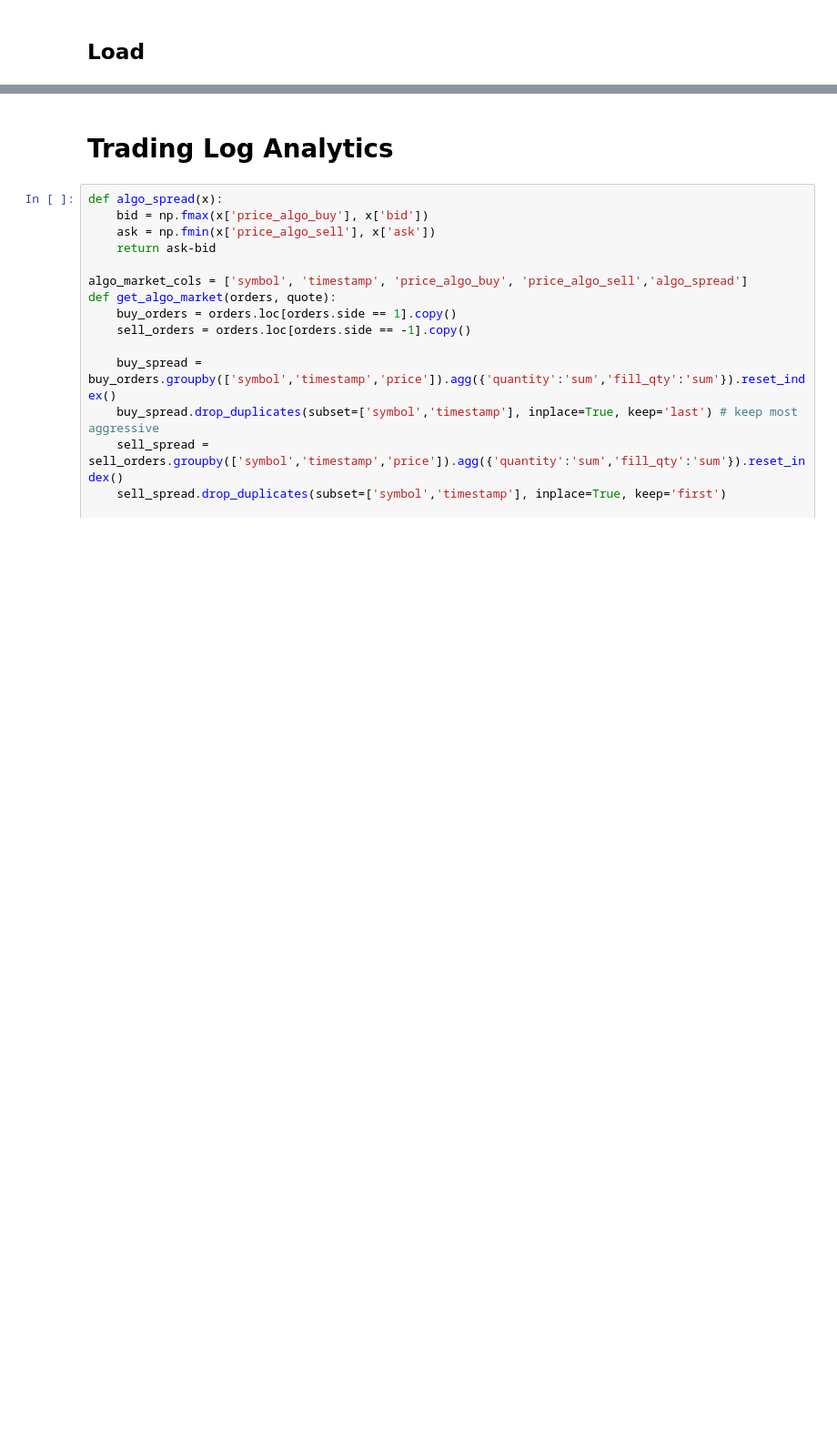
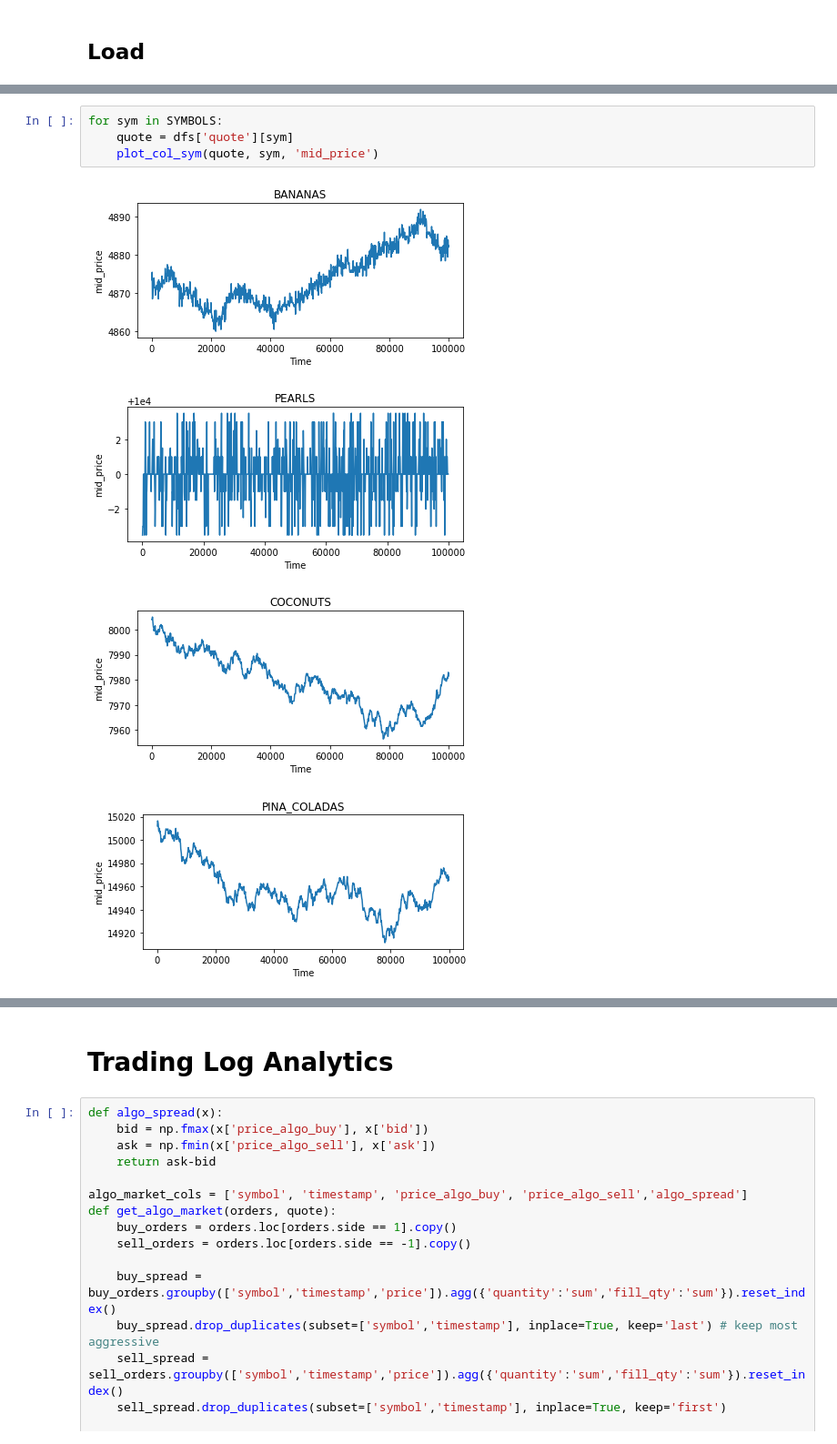
Before and after one commit to XiuLuoShen/imc_prosperity, a Jupyter notebook: Round2.ipynb, the cells around one changed output, grey strips where cells are left out. Shown at 91% size. Drawn from its saved outputs; the diff is of its cells as text; blank space fills up the shorter version.

```diff
--- a/Round2.ipynb
+++ b/Round2.ipynb
@@ -653,0 +708,9 @@ Total PnL=3410.0
+# %%
+for sym in SYMBOLS:
+    quote = dfs['quote'][sym]
+    plot_col_sym(quote, sym, 'mid_price')
+# %% [output]
+[figure, added]
+[figure, added]
+[figure, added]
+[figure, added]
```
Also changed, not shown: parts of 109 cells of this notebook, 8 other files.
